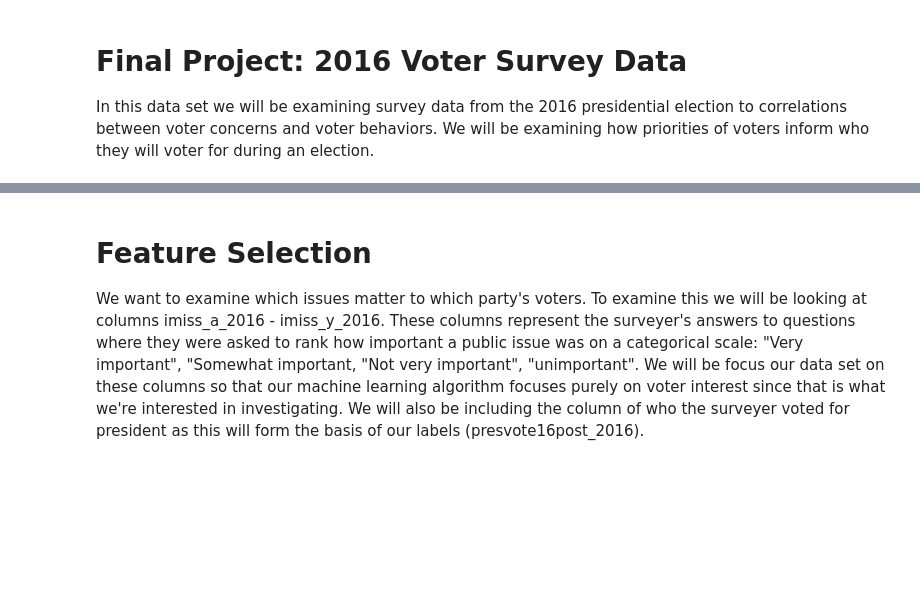
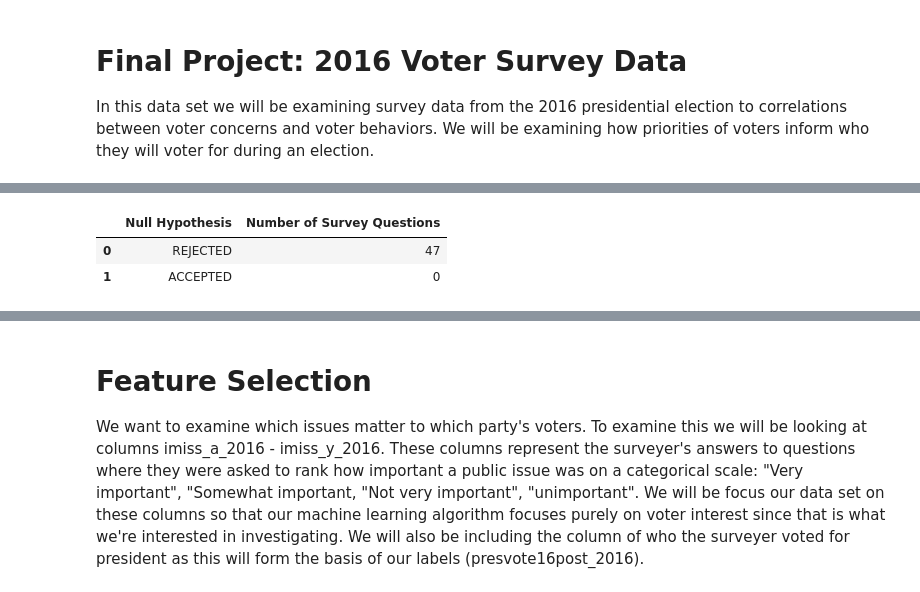
Before and after one commit to VCacciatore/Voter-Survey-2016-Data-Mining, a Jupyter notebook: Voter Survey 2016 Data Mining.ipynb, the cells around one changed output, grey strips where cells are left out. Cells and saved outputs as stored; diff of their text form; code cells hidden in the pictures; blank space fills up the shorter version.

```diff
--- a/Voter Survey 2016 Data Mining.ipynb
+++ b/Voter Survey 2016 Data Mining.ipynb
@@ -31,0 +113,24 @@ label, data_x = features(data, chosen_features)
+# %%
+# track results of chi square tests
+num_rejected = 0
+num_approved = 0
+crit_val = 0.05
+
+df_explore_nolabel = df_explore.drop(['label'], axis=1)
+cols = df_explore.columns
+
+for c in cols:
+    contingency = pd.crosstab(df_explore[c], df_explore['label'])
+    c, p, dof, expected = sp.stats.chi2_contingency(contingency)
+    if(p <= 0.05):
+        num_rejected += 1
+    else:
+        num_approved += 1
+data_chi = {'Null Hypothesis': ['REJECTED', 'ACCEPTED'],
+            'Number of Survey Questions': [num_rejected, num_approved]}
+df_chi = pd.DataFrame(data_chi)
+df_chi
+# %% [output]
+|  | Null Hypothesis | Number of Survey Questions |
+| 0 | REJECTED | 47 |
+| 1 | ACCEPTED | 0 |
```
Also changed, not shown: parts of 11 cells of this notebook.
